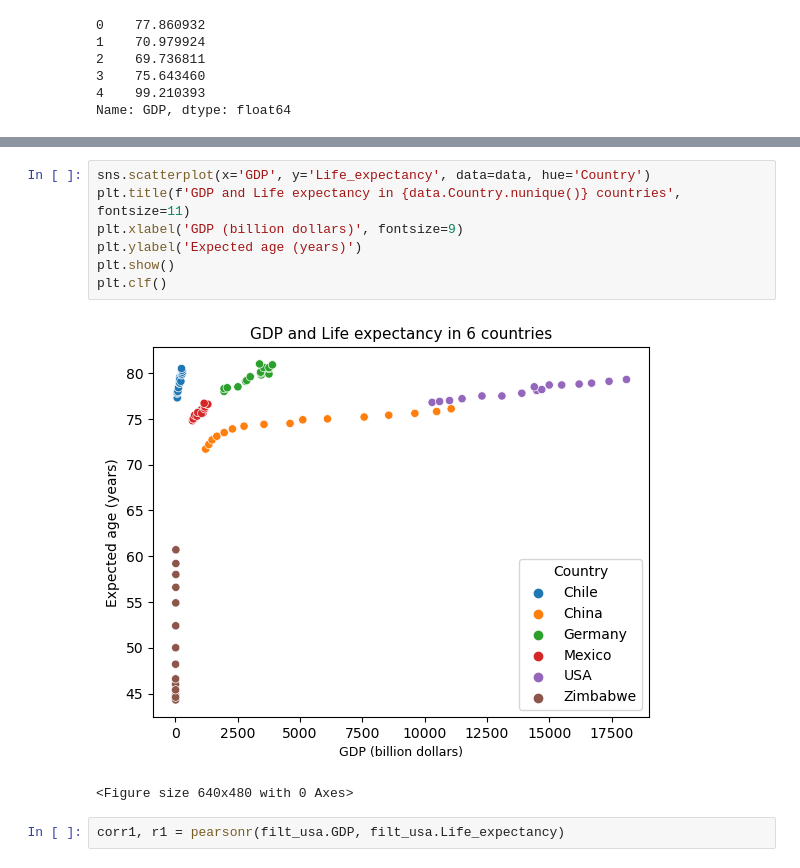
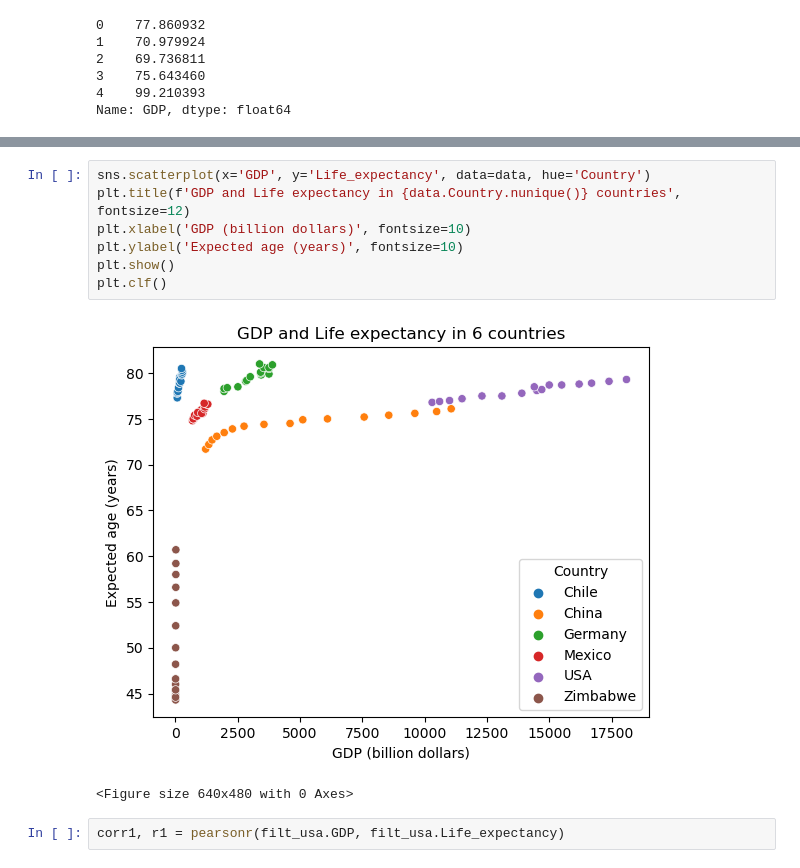
Before and after one commit to LiZoMark841619/GDP_Life_expectancy, a Jupyter notebook: GDP_Life_expectancy/life_expectancy_gdp.ipynb, the cells around one changed output, grey strips where cells are left out. Drawn from its saved outputs; the diff is of its cells as text.

```diff
--- a/GDP_Life_expectancy/life_expectancy_gdp.ipynb
+++ b/GDP_Life_expectancy/life_expectancy_gdp.ipynb
@@ -208,13 +208,13 @@ plt.clf()
 <Figure size 640x480 with 0 Axes>
 # %%
 sns.scatterplot(x='GDP', y='Life_expectancy', data=data, hue='Country')
-plt.title(f'GDP and Life expectancy in {data.Country.nunique()} countries', fontsize=11)
-plt.xlabel('GDP (billion dollars)', fontsize=9)
-plt.ylabel('Expected age (years)')
+plt.title(f'GDP and Life expectancy in {data.Country.nunique()} countries', fontsize=12)
+plt.xlabel('GDP (billion dollars)', fontsize=10)
+plt.ylabel('Expected age (years)', fontsize=10)
 plt.show()
 plt.clf()
 # %% [output]
-[figure, old version]
+[figure, new version]
 <Figure size 640x480 with 0 Axes>
 # %%
 corr1, r1 = pearsonr(filt_usa.GDP, filt_usa.Life_expectancy)
```
Also changed, not shown: parts of 11 cells of this notebook.
